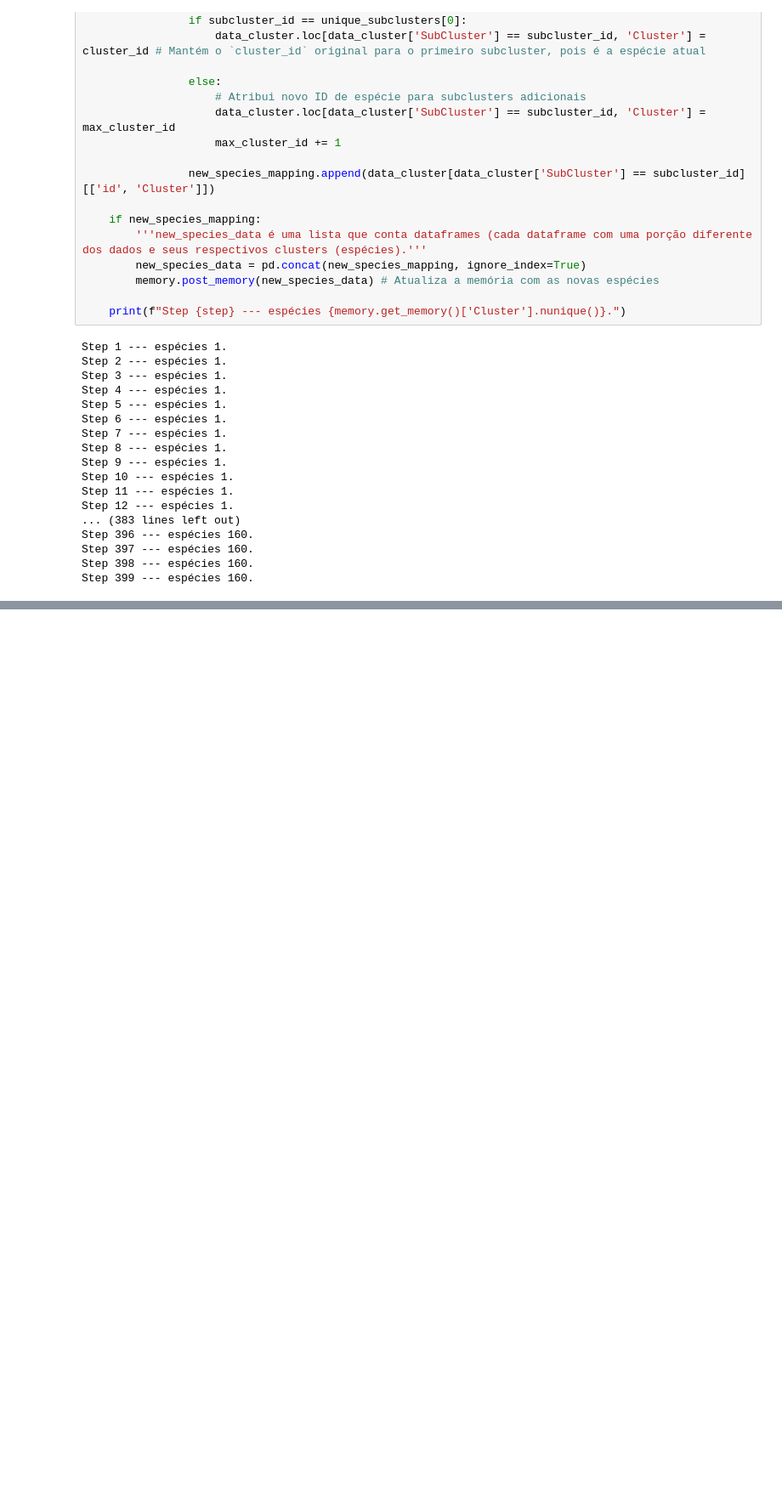
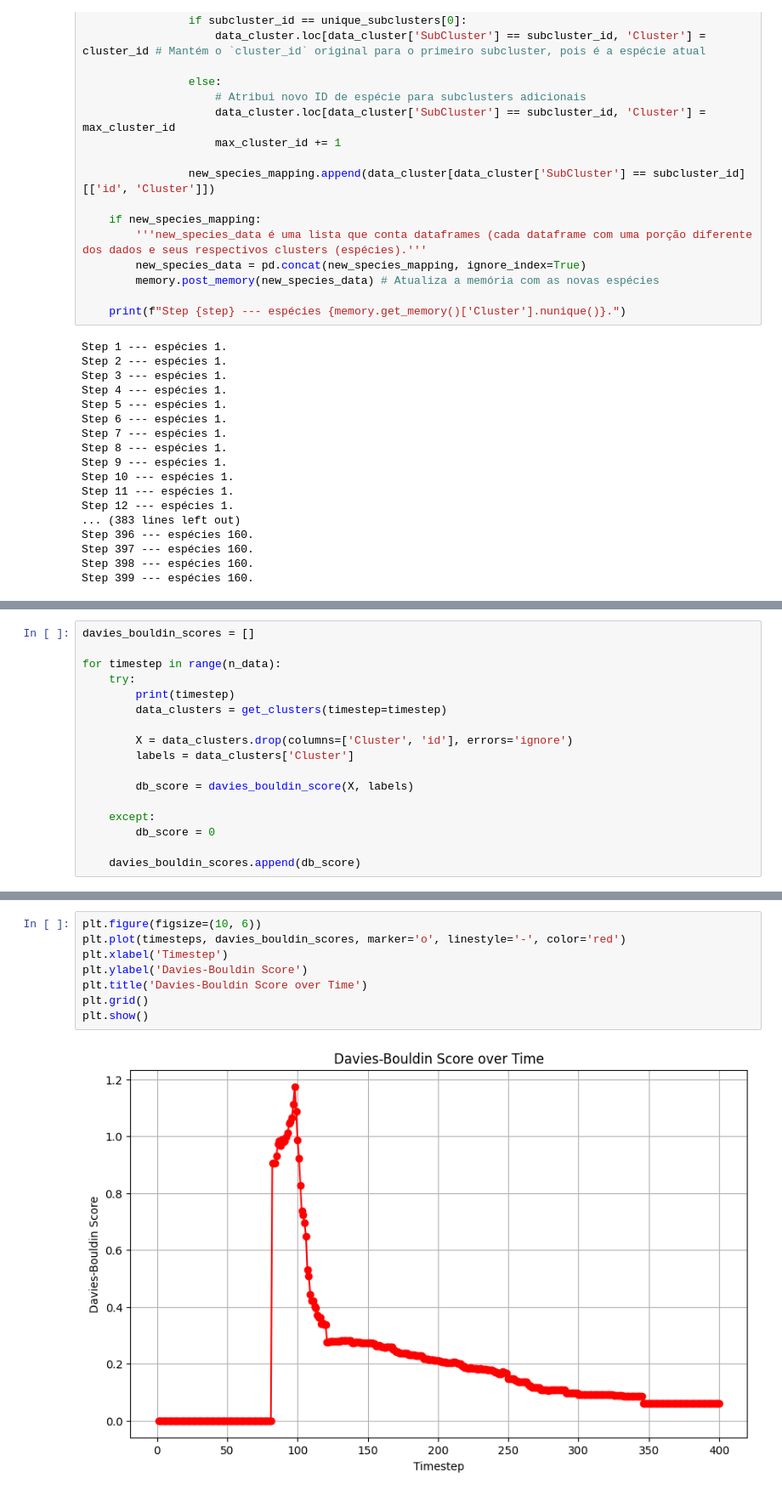
Before and after one commit to Gustavoaluiz/amns_pops, a Jupyter notebook: artur.ipynb, the cells around one changed output, grey strips where cells are left out. Shown at 85% size. Saved outputs shown, nothing was run; the diff lists cells and outputs as text; blank space fills up the shorter version.

```diff
--- a/artur.ipynb
+++ b/artur.ipynb
@@ -404,0 +513,17 @@ Step 399 --- espécies 160.
+# %%
+davies_bouldin_scores = []
+
+for timestep in range(n_data):
+    try:
+        print(timestep)
+        data_clusters = get_clusters(timestep=timestep)
+
+        X = data_clusters.drop(columns=['Cluster', 'id'], errors='ignore')
+        labels = data_clusters['Cluster']
+
+        db_score = davies_bouldin_score(X, labels)
+
+    except:
+        db_score = 0
+
+    davies_bouldin_scores.append(db_score)
@@ -404,0 +548,10 @@ Step 399 --- espécies 160.
+# %%
+plt.figure(figsize=(10, 6))
+plt.plot(timesteps, davies_bouldin_scores, marker='o', linestyle='-', color='red')
+plt.xlabel('Timestep')
+plt.ylabel('Davies-Bouldin Score')
+plt.title('Davies-Bouldin Score over Time')
+plt.grid()
+plt.show()
+# %% [output]
+[figure, added]
```
Also changed, not shown: parts of 17 cells of this notebook, 2 other files.
